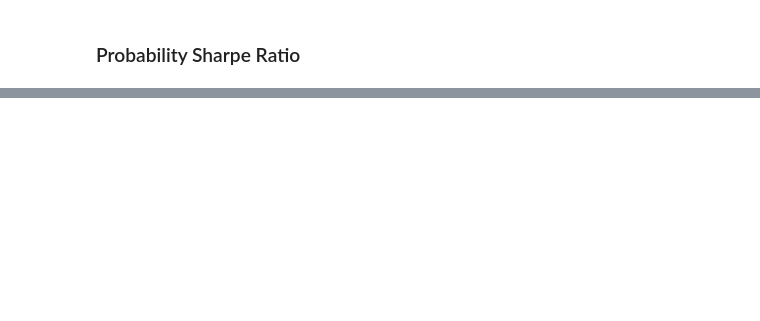
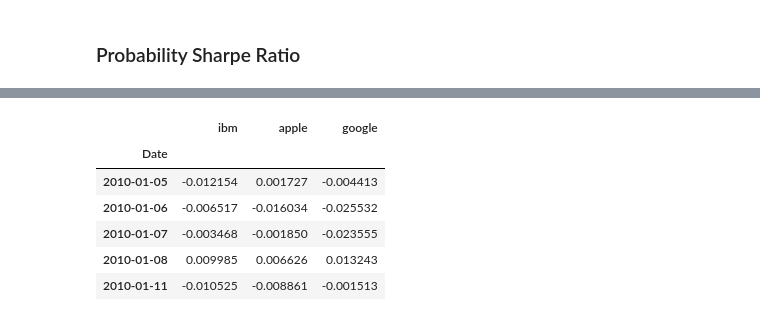
Before and after one commit to Tommylee1013/FinancialMachineLearning, a Jupyter notebook: Notes/Backtest/ProbabilitySharpeRatio.ipynb, the cells around one changed output, grey strips where cells are left out. Drawn from its saved outputs; the diff is of its cells as text; code cells hidden in the pictures; blank space fills up the shorter version.

```diff
--- a/Notes/Backtest/ProbabilitySharpeRatio.ipynb
+++ b/Notes/Backtest/ProbabilitySharpeRatio.ipynb
@@ -3,3 +3,14 @@
 # %%
 import numpy as np
 from FinancialMachineLearning.backtest.backtest_statistics import ProbSharpeRatio
+# %%
+import pandas as pd
+
+import yfinance as yf
+
+start_date = '2010-01-01'
+end_date = '2024-01-01'
+
+ibm = yf.download('IBM', start = start_date, end = end_date)
+ibm_ret = np.log(ibm.Close / ibm.Close.shift(1)).dropna()
+ibm_ret.head()
@@ -5,0 +26,4 @@ from FinancialMachineLearning.backtest.backtest_statistics import ProbSharpeRati
+# %%
+apple = yf.download('AAPL', start = start_date, end = end_date)
+apple_ret = np.log(apple.Close / apple.Close.shift(1)).dropna()
+apple_ret.head()
@@ -5,0 +39,4 @@ from FinancialMachineLearning.backtest.backtest_statistics import ProbSharpeRati
+# %%
+google = yf.download('GOOGL', start = start_date, end = end_date)
+google_ret = np.log(google.Close / google.Close.shift(1)).dropna()
+google_ret.head()
@@ -5,0 +52,14 @@ from FinancialMachineLearning.backtest.backtest_statistics import ProbSharpeRati
+# %%
+matrix = pd.concat([
+    ibm_ret, apple_ret, google_ret
+], axis = 1)
+matrix.columns = ['ibm','apple','google']
+matrix.head()
+# %% [output]
+|  | ibm | apple | google |
+| Date |  |  |  |
+| 2010-01-05 | -0.012154 | 0.001727 | -0.004413 |
+| 2010-01-06 | -0.006517 | -0.016034 | -0.025532 |
+| 2010-01-07 | -0.003468 | -0.001850 | -0.023555 |
+| 2010-01-08 | 0.009985 | 0.006626 | 0.013243 |
+| 2010-01-11 | -0.010525 | -0.008861 | -0.001513 |
```
Also changed, not shown: parts of 6 cells of this notebook, 4 other files.
